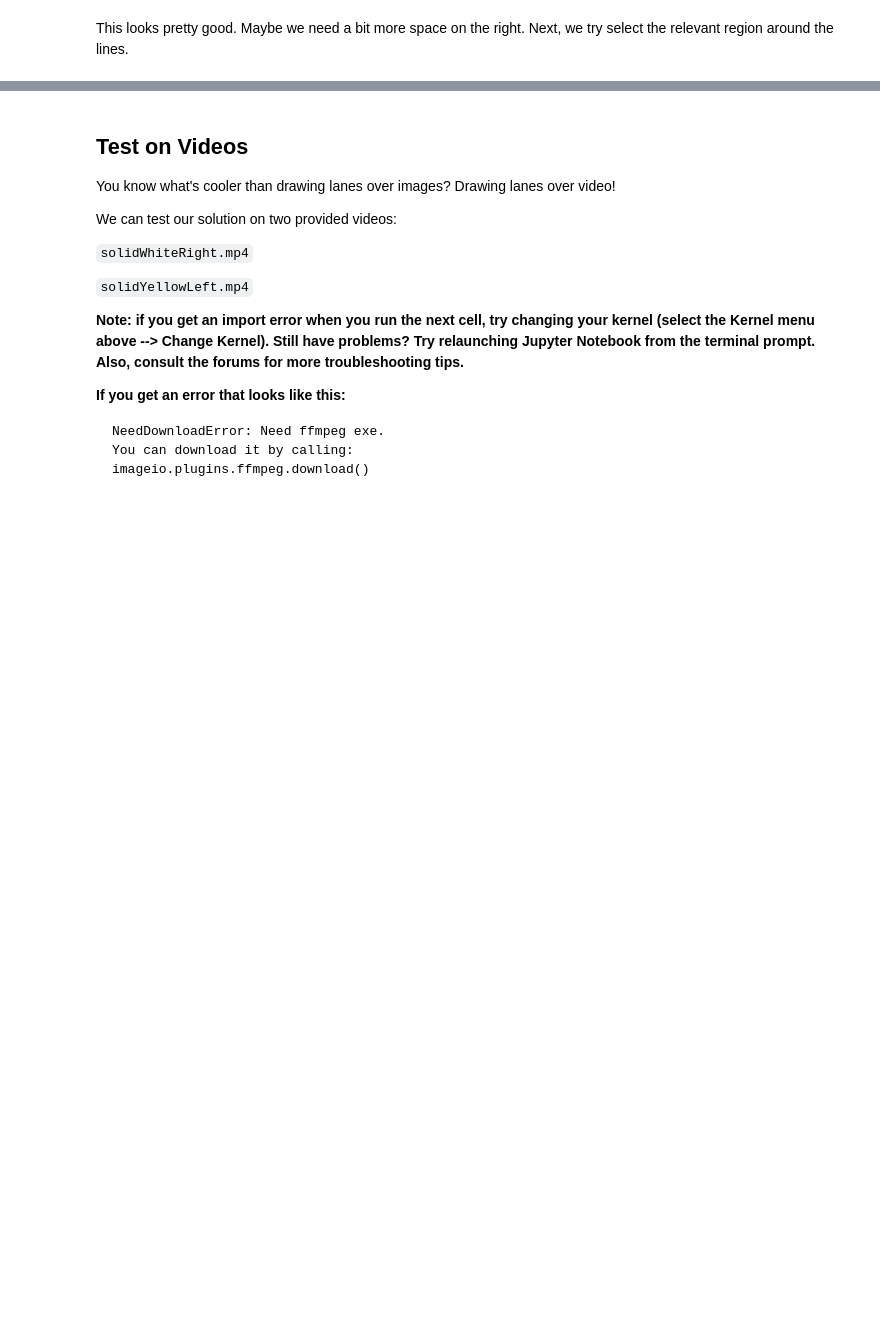
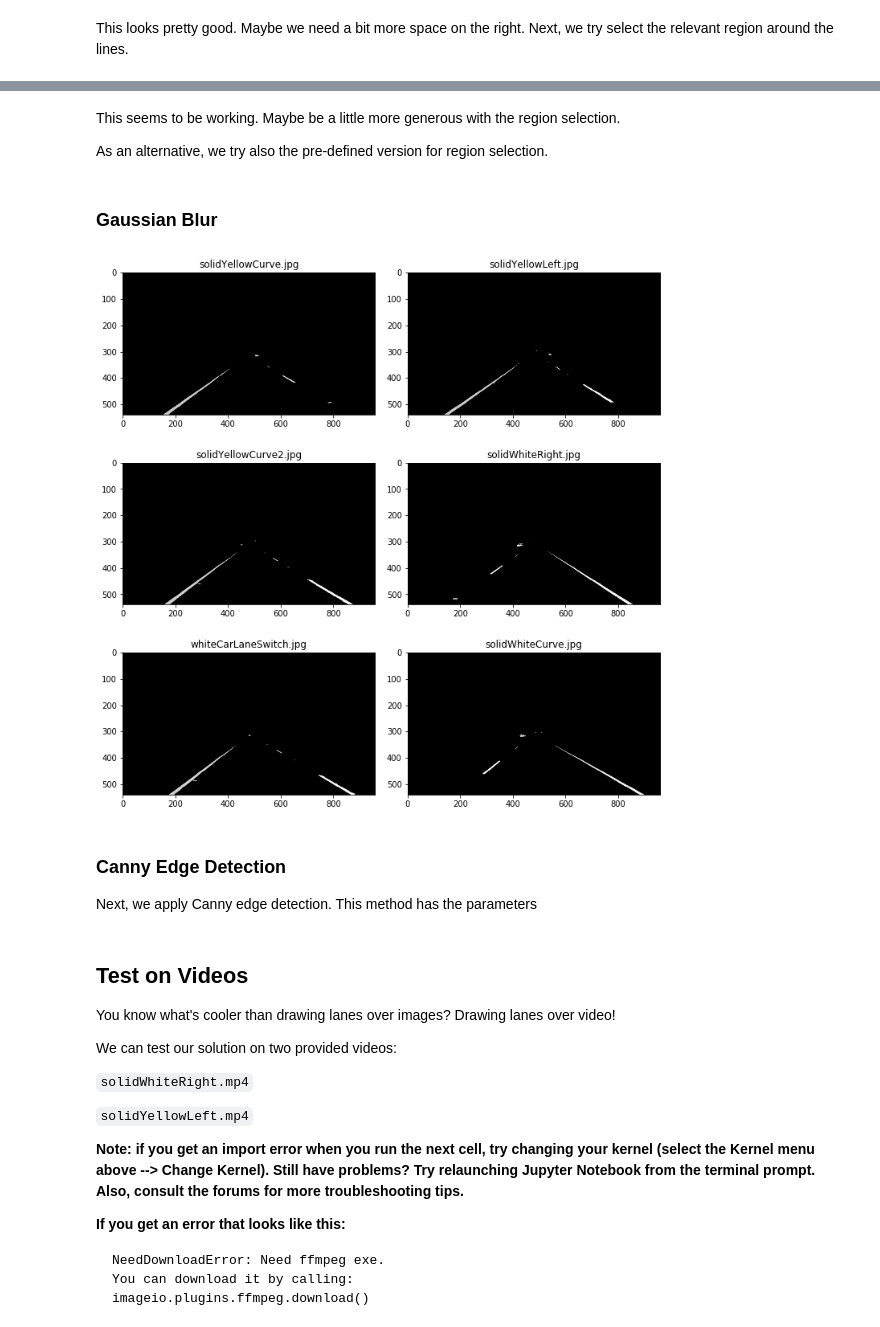
Before and after one commit to julia-kraus/CarND-LaneLines-P1, a Jupyter notebook: P1-Copy1.ipynb, the cells around one changed output, grey strips where cells are left out. Drawn from its saved outputs; the diff is of its cells as text; code cells hidden in the pictures; blank space fills up the shorter version.

```diff
--- a/P1-Copy1.ipynb
+++ b/P1-Copy1.ipynb
@@ -287,0 +298,14 @@ show_test_images(color_sel)
+# %% [markdown]
+This seems to be working. Maybe be a little more generous with the region selection.
+
+As an alternative, we try also the pre-defined version for region selection.
+# %% [markdown]
+### Gaussian Blur
+# %%
+gaussian_imgs = [gaussian_blur(img, kernel_size=3) for img in region_sel]
+show_test_images(gaussian_imgs)
+# %% [output]
+[figure, added]
+# %% [markdown]
+### Canny Edge Detection
+Next, we apply Canny edge detection. This method has the parameters
```
Also changed, not shown: parts of 9 cells of this notebook.
